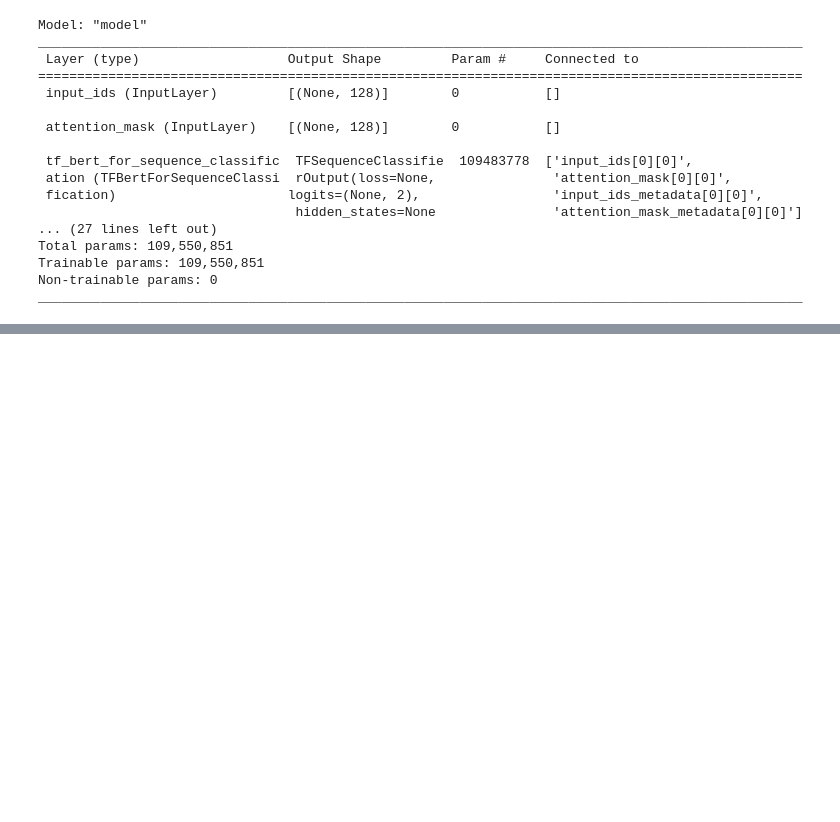
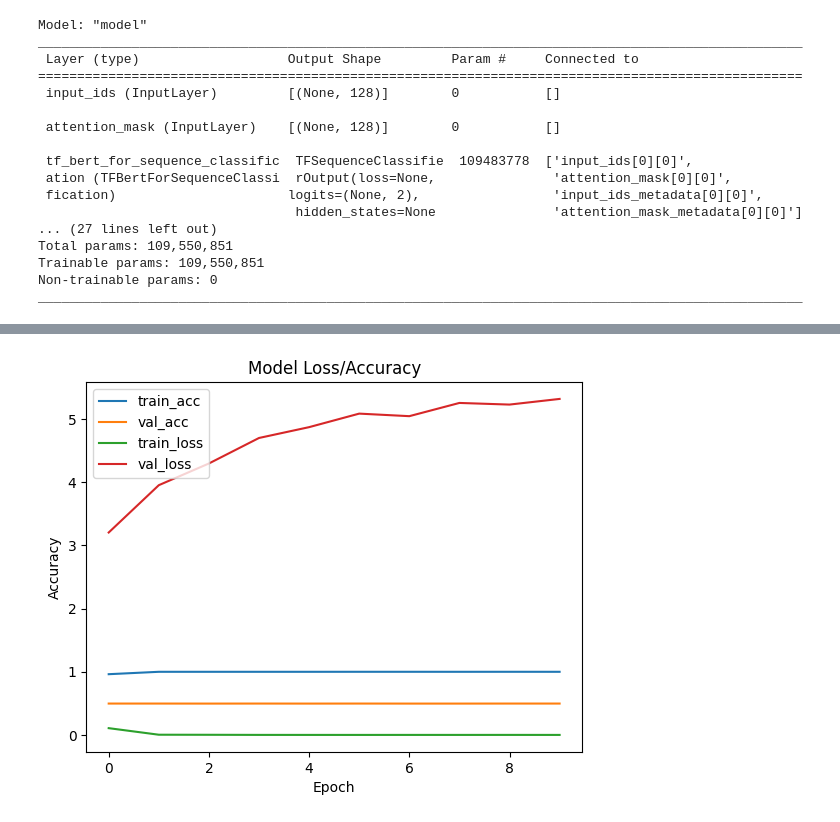
Before and after one commit to LizaAmatya/FakeNewsDetection, a Jupyter notebook: training_binary_dataset2.ipynb, the cells around one changed output, grey strips where cells are left out. Saved outputs shown, nothing was run; the diff lists cells and outputs as text; code cells hidden in the pictures; blank space fills up the shorter version.

```diff
--- a/training_binary_dataset2.ipynb
+++ b/training_binary_dataset2.ipynb
@@ -263,7 +265,7 @@ history = custom_model.fit(
     epochs=num_epochs,
     validation_data=val_dataset.batch(batch_size).prefetch(tf.data.AUTOTUNE),
     verbose=1,
-    callbacks=[progress_bar_callback]
+    callbacks=[progress_bar_callback, checkpoint_callback]
 )
 # %% [output]
 Start training
@@ -323,12 +352,16 @@ print("Test Accuracy:", results[1])
 # %%
 import matplotlib.pyplot as plt
 
 # Plot training & validation accuracy values
 
 plt.plot(history.history['accuracy'])
 plt.plot(history.history['val_accuracy'])
-plt.title('Model accuracy')
+plt.plot(history.history['loss'])
+plt.plot(history.history['val_loss'])
+plt.title('Model Loss/Accuracy')
 plt.xlabel('Epoch')
 plt.ylabel('Accuracy')
-plt.legend(['Train', 'Validation'], loc='upper left')
+plt.legend(['train_acc', 'val_acc', 'train_loss', 'val_loss'], loc='upper left')
 plt.show()
+# %% [output]
+[figure, added]
```
Also changed, not shown: parts of 5 cells of this notebook.
